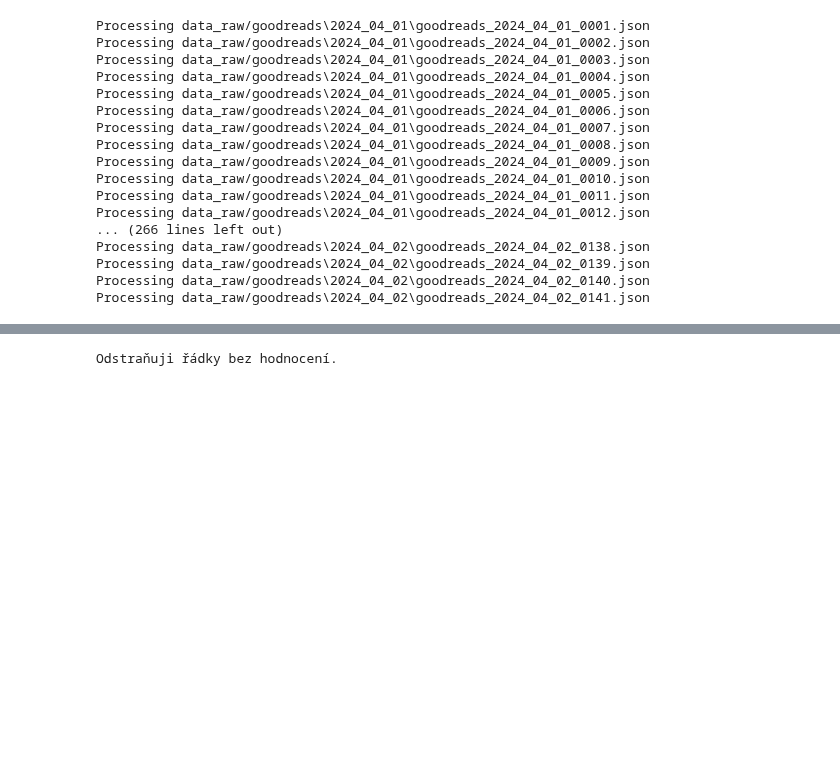
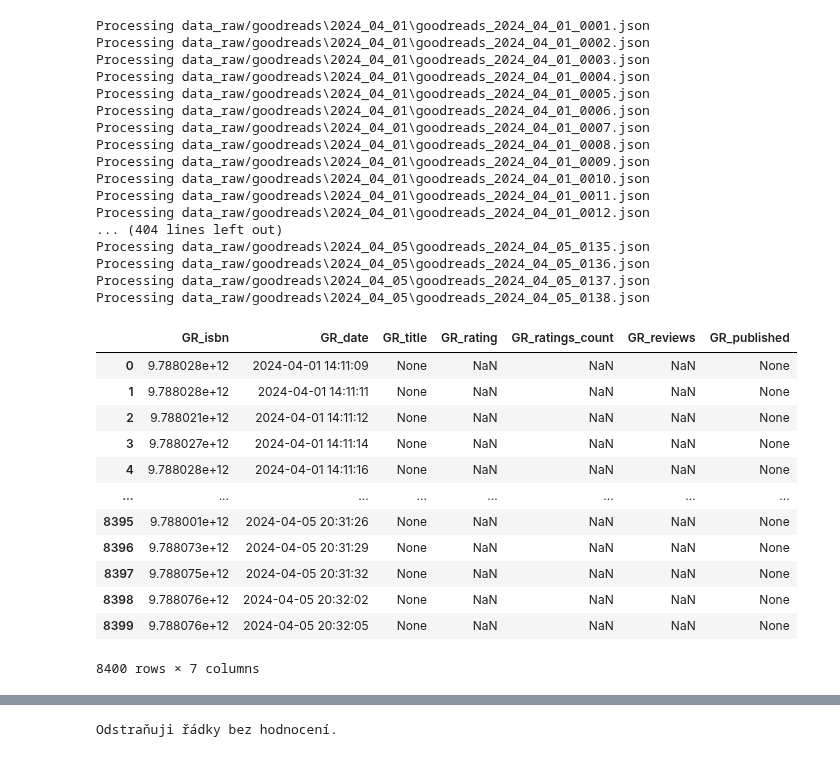
Before and after one commit to DataRozhlas/knizni-peoplemetr, a Jupyter notebook: 021_goodreads_cisteni.ipynb, the cells around one changed output, grey strips where cells are left out. Saved outputs shown, nothing was run; the diff lists cells and outputs as text; code cells hidden in the pictures; blank space fills up the shorter version.

```diff
--- a/021_goodreads_cisteni.ipynb
+++ b/021_goodreads_cisteni.ipynb
@@ -12,6 +13,8 @@ dfs = []
 for file in all_files:
     print(f'Processing {file}')
     df = pd.read_json(file)
+    if "ISBN" in df.columns:
+        df = df.rename(columns={'ISBN':'GR_isbn'})
     dfs.append(df)
 
 df = pd.concat(dfs, ignore_index=True)
@@ -28,8 +31,24 @@ Processing data_raw/goodreads\2024_04_01\goodreads_2024_04_01_0009.json
 Processing data_raw/goodreads\2024_04_01\goodreads_2024_04_01_0010.json
 Processing data_raw/goodreads\2024_04_01\goodreads_2024_04_01_0011.json
 Processing data_raw/goodreads\2024_04_01\goodreads_2024_04_01_0012.json
-... (266 lines left out)
-Processing data_raw/goodreads\2024_04_02\goodreads_2024_04_02_0138.json
-Processing data_raw/goodreads\2024_04_02\goodreads_2024_04_02_0139.json
-Processing data_raw/goodreads\2024_04_02\goodreads_2024_04_02_0140.json
-Processing data_raw/goodreads\2024_04_02\goodreads_2024_04_02_0141.json
+... (404 lines left out)
+Processing data_raw/goodreads\2024_04_05\goodreads_2024_04_05_0135.json
+Processing data_raw/goodreads\2024_04_05\goodreads_2024_04_05_0136.json
+Processing data_raw/goodreads\2024_04_05\goodreads_2024_04_05_0137.json
+Processing data_raw/goodreads\2024_04_05\goodreads_2024_04_05_0138.json
+# %%
+df
+# %% [output]
+|  | GR_isbn | GR_date | GR_title | GR_rating | GR_ratings_count | GR_reviews | GR_published |
+| 0 | 9.788028e+12 | 2024-04-01 14:11:09 | None | NaN | NaN | NaN | None |
+| 1 | 9.788028e+12 | 2024-04-01 14:11:11 | None | NaN | NaN | NaN | None |
+| 2 | 9.788021e+12 | 2024-04-01 14:11:12 | None | NaN | NaN | NaN | None |
+| 3 | 9.788027e+12 | 2024-04-01 14:11:14 | None | NaN | NaN | NaN | None |
+| 4 | 9.788028e+12 | 2024-04-01 14:11:16 | None | NaN | NaN | NaN | None |
+| ... | ... | ... | ... | ... | ... | ... | ... |
+| 8395 | 9.788001e+12 | 2024-04-05 20:31:26 | None | NaN | NaN | NaN | None |
+| 8396 | 9.788073e+12 | 2024-04-05 20:31:29 | None | NaN | NaN | NaN | None |
+| 8397 | 9.788075e+12 | 2024-04-05 20:31:32 | None | NaN | NaN | NaN | None |
+| 8398 | 9.788076e+12 | 2024-04-05 20:32:02 | None | NaN | NaN | NaN | None |
+| 8399 | 9.788076e+12 | 2024-04-05 20:32:05 | None | NaN | NaN | NaN | None |
+8400 rows × 7 columns
```
Also changed, not shown: parts of 12 cells of this notebook, 10 other files.
